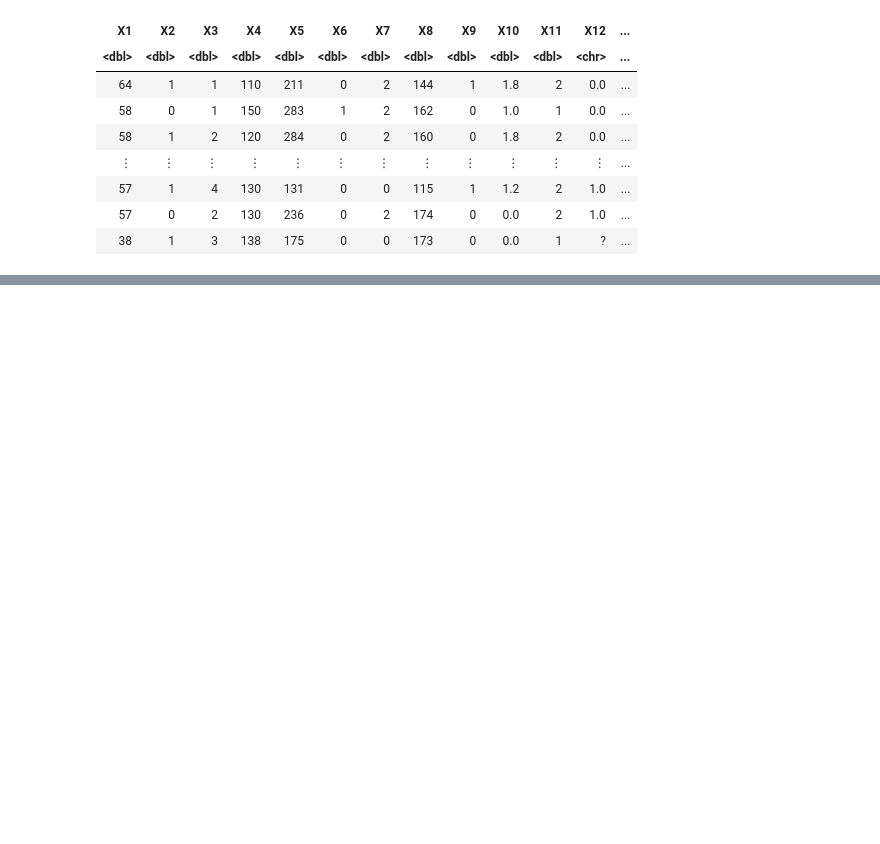
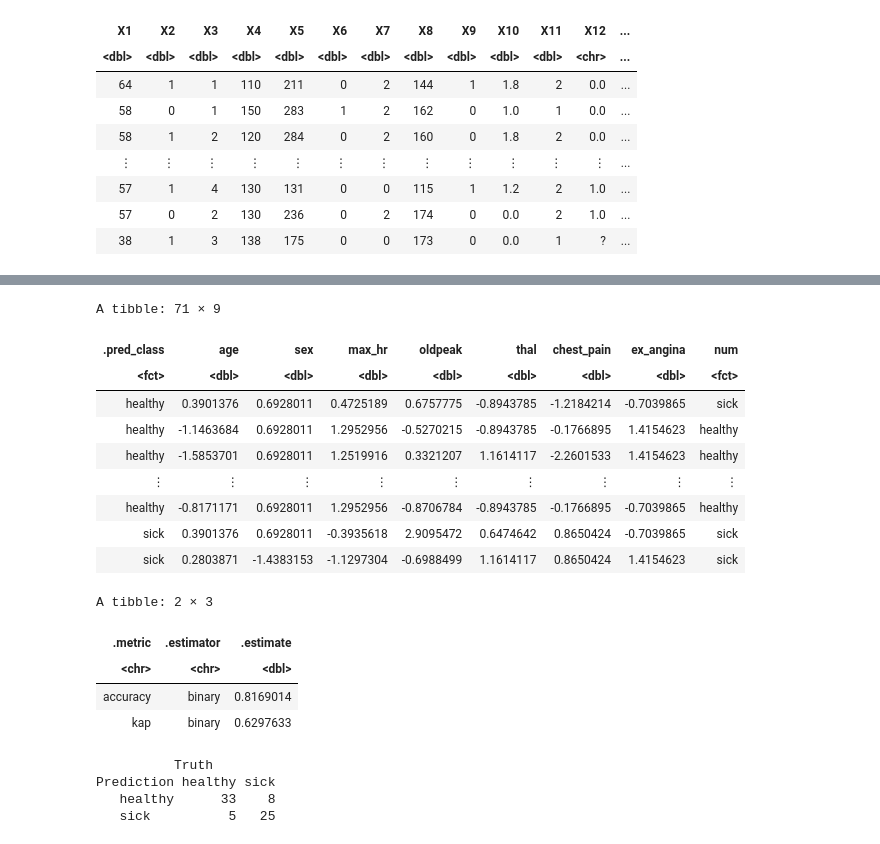
Before and after one commit to zohairomar1/HeartDiseasePredictionModel, a Jupyter notebook: group_project_report19.ipynb, the cells around one changed output, grey strips where cells are left out. Drawn from its saved outputs; the diff is of its cells as text; code cells hidden in the pictures; blank space fills up the shorter version.

```diff
--- a/group_project_report19.ipynb
+++ b/group_project_report19.ipynb
@@ -106,0 +186,12 @@ heart_disease_plot
+# %%
+set.seed(2019)
+
+heart_spec <- nearest_neighbor(weight_func = "rectangular", neighbors = 5) |>
+    set_engine("kknn") |>
+    set_mode("classification")
+
+heart_fit <- workflow() |>
+    add_recipe(training_recipe) |>
+    add_model(heart_spec) |>
+    fit(data = heart_disease_train)
+heart_fit
@@ -106,0 +215,34 @@ heart_disease_plot
+# %%
+set.seed(2019)
+
+heart_predictions <- predict(heart_fit , heart_disease_test) |>
+    bind_cols(heart_disease_test)
+heart_predictions
+
+heart_metrics <- heart_predictions |>
+    metrics(truth = num, estimate = .pred_class)
+heart_metrics
+
+heart_conf_mat <- heart_predictions |>
+    conf_mat(truth = num, estimate = .pred_class)
+heart_conf_mat
+# %% [output]
+A tibble: 71 × 9
+| .pred_class | age | sex | max_hr | oldpeak | thal | chest_pain | ex_angina | num |
+| <fct> | <dbl> | <dbl> | <dbl> | <dbl> | <dbl> | <dbl> | <dbl> | <fct> |
+| healthy | 0.3901376 | 0.6928011 | 0.4725189 | 0.6757775 | -0.8943785 | -1.2184214 | -0.7039865 | sick |
+| healthy | -1.1463684 | 0.6928011 | 1.2952956 | -0.5270215 | -0.8943785 | -0.1766895 | 1.4154623 | healthy |
+| healthy | -1.5853701 | 0.6928011 | 1.2519916 | 0.3321207 | 1.1614117 | -2.2601533 | 1.4154623 | healthy |
+| ⋮ | ⋮ | ⋮ | ⋮ | ⋮ | ⋮ | ⋮ | ⋮ | ⋮ |
+| healthy | -0.8171171 | 0.6928011 | 1.2952956 | -0.8706784 | -0.8943785 | -0.1766895 | -0.7039865 | healthy |
+| sick | 0.3901376 | 0.6928011 | -0.3935618 | 2.9095472 | 0.6474642 | 0.8650424 | -0.7039865 | sick |
+| sick | 0.2803871 | -1.4383153 | -1.1297304 | -0.6988499 | 1.1614117 | 0.8650424 | 1.4154623 | sick |
+A tibble: 2 × 3
+| .metric | .estimator | .estimate |
+| <chr> | <chr> | <dbl> |
+| accuracy | binary | 0.8169014 |
+| kap | binary | 0.6297633 |
+          Truth
+Prediction healthy sick
+   healthy      33    8
+   sick          5   25
```
Also changed, not shown: parts of 9 cells of this notebook.
